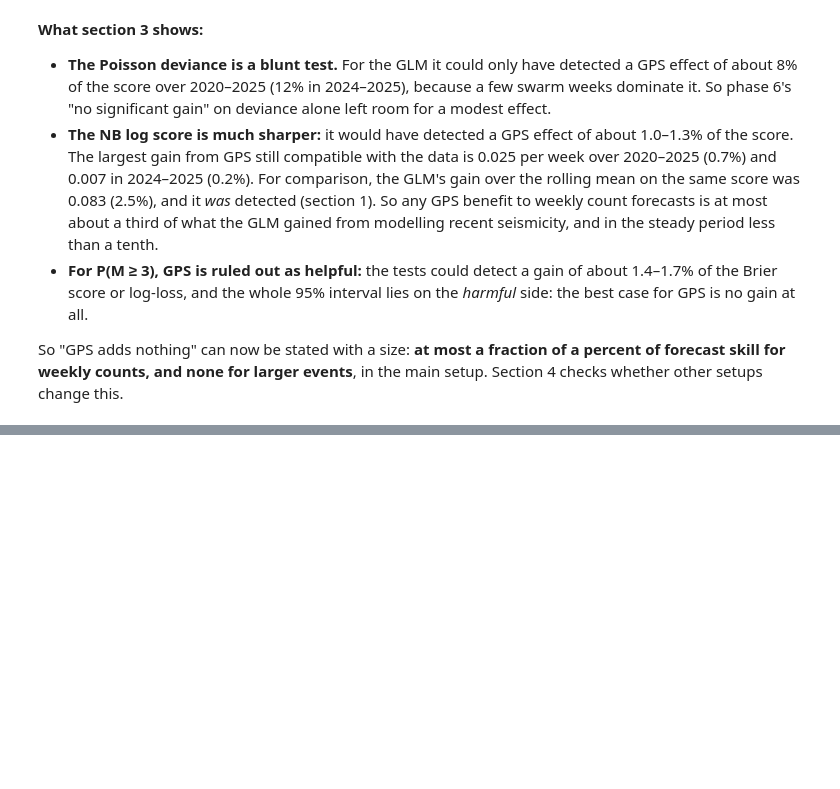
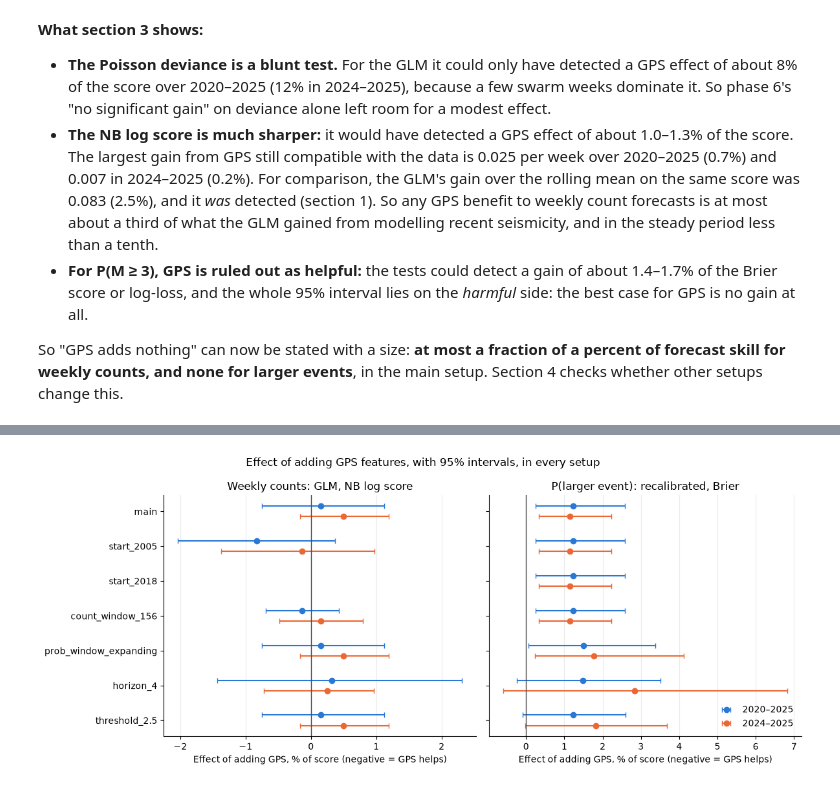
Before and after one commit to PatrickBolton/flegrei-seismicity, a Jupyter notebook: notebooks/05_evaluation.ipynb, the cells around one changed output, grey strips where cells are left out. Saved outputs shown, nothing was run; the diff lists cells and outputs as text; code cells hidden in the pictures; blank space fills up the shorter version.

```diff
--- a/notebooks/05_evaluation.ipynb
+++ b/notebooks/05_evaluation.ipynb
@@ -309,0 +408,30 @@ So "GPS adds nothing" can now be stated with a size: **at most a fraction of a p
+# %%
+fig, axes = plt.subplots(1, 2, figsize=(12, 5), sharey=True)
+names = [s.name for s in settings]
+for ax, (comparison, score, title) in zip(axes, [("GPS effect, counts", "NB log score", "Weekly counts: GLM, NB log score"),
+                                               ("GPS effect, P(large)", "Brier", "P(larger event): recalibrated, Brier")]):
+    for offset, (period, colour) in zip([-0.15, 0.15], [("2020–2025", "#2a78d6"), ("2024–2025", "#eb6834")]):
+        ys, est, lo, hi = [], [], [], []
+        for i, n in enumerate(names):
+            key = (n, comparison, score, period)
+            if key in sensitivity.index:
+                row = sensitivity.loc[key]
+                ys.append(i + offset)
+                est.append(row["effect_%"])
+                lo.append(row["effect_%"] - row["ci_low_%"])
+                hi.append(row["ci_high_%"] - row["effect_%"])
+        ax.errorbar(est, ys, xerr=[lo, hi], fmt="o", color=colour, ecolor=colour, capsize=3, label=period)
+    ax.axvline(0, color="0.3", linewidth=1)
+    ax.set_title(title)
+    ax.set_xlabel("Effect of adding GPS, % of score (negative = GPS helps)")
+    ax.grid(True, axis="x", color="0.92", linewidth=0.8)
+    ax.spines[["top", "right"]].set_visible(False)
+axes[0].set_yticks(range(len(names)), names)
+axes[0].invert_yaxis()
+axes[1].legend(frameon=False, loc="lower right")
+fig.suptitle("Effect of adding GPS features, with 95% intervals, in every setup")
+plt.tight_layout()
+fig.savefig("../reports/figures/gps_effect_sensitivity.png", dpi=150, bbox_inches="tight")
+plt.show()
+# %% [output]
+[figure, added]
```
Also changed, not shown: parts of 5 cells of this notebook, 3 other files.
